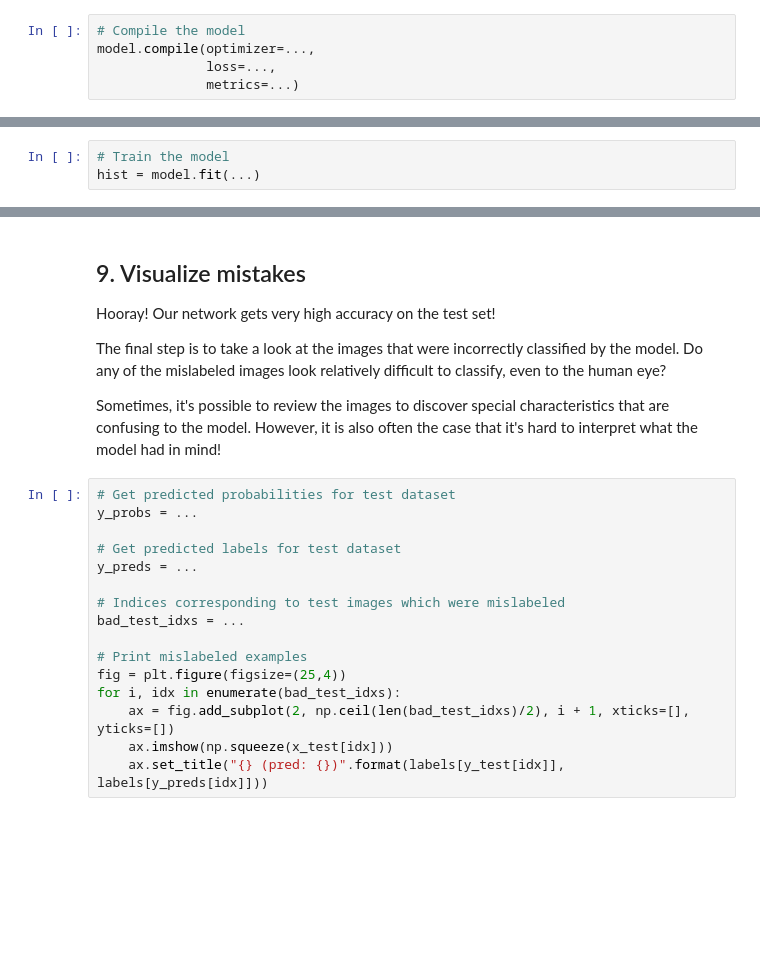
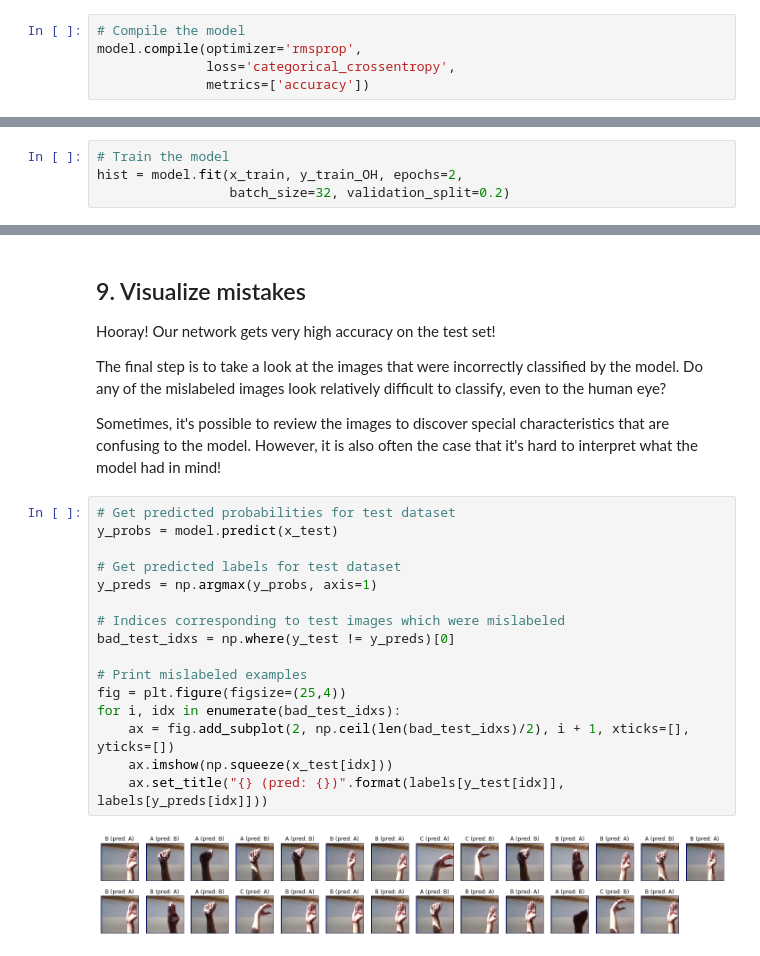
Before and after one commit to MarioCastro1996/Datacamp, a Jupyter notebook: ASL Recognition with Deep Learning/notebook.ipynb, the cells around one changed output, grey strips where cells are left out. Saved outputs shown, nothing was run; the diff lists cells and outputs as text; blank space fills up the shorter version.

```diff
--- a/ASL Recognition with Deep Learning/notebook.ipynb
+++ b/ASL Recognition with Deep Learning/notebook.ipynb
@@ -140,12 +140,13 @@ _________________________________________________________________
 <p>After we have defined a neural network in Keras, the next step is to compile it! </p>
 # %%
 # Compile the model
-model.compile(optimizer=...,
-              loss=...,
-              metrics=...)
+model.compile(optimizer='rmsprop',
+              loss='categorical_crossentropy',
+              metrics=['accuracy'])
 # %% [markdown]
 ## 7. Train the model
 <p>Once we have compiled the model, we're ready to fit it to the training data.</p>
 # %%
 # Train the model
-hist = model.fit(...)
+hist = model.fit(x_train, y_train_OH, epochs=2,
+                 batch_size=32, validation_split=0.2)
@@ -166,17 +175,19 @@ print('Test accuracy:', score[1])
 <p>Sometimes, it's possible to review the images to discover special characteristics that are confusing to the model.  However, it is also often the case that it's hard to interpret what the model had in mind!</p>
 # %%
 # Get predicted probabilities for test dataset
-y_probs = ...
+y_probs = model.predict(x_test)
 
 # Get predicted labels for test dataset
-y_preds = ...
+y_preds = np.argmax(y_probs, axis=1)
 
 # Indices corresponding to test images which were mislabeled
-bad_test_idxs = ...
+bad_test_idxs = np.where(y_test != y_preds)[0]
 
 # Print mislabeled examples
 fig = plt.figure(figsize=(25,4))
 for i, idx in enumerate(bad_test_idxs):
     ax = fig.add_subplot(2, np.ceil(len(bad_test_idxs)/2), i + 1, xticks=[], yticks=[])
     ax.imshow(np.squeeze(x_test[idx]))
     ax.set_title("{} (pred: {})".format(labels[y_test[idx]], labels[y_preds[idx]]))
+# %% [output]
+[figure, added]
```
Also changed, not shown: parts of 2 cells of this notebook.
